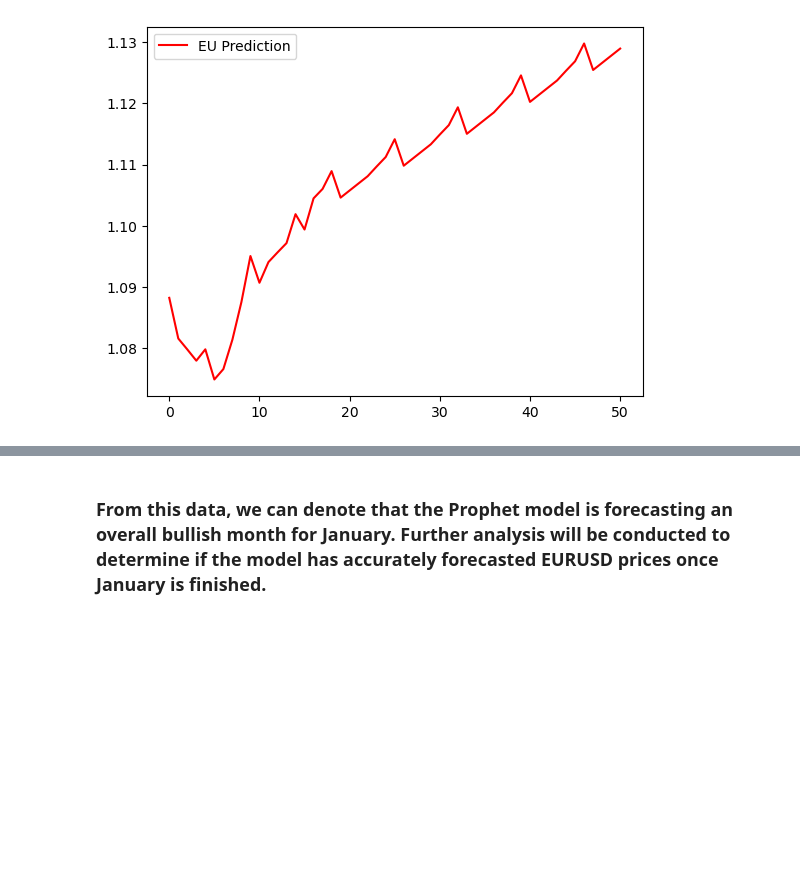
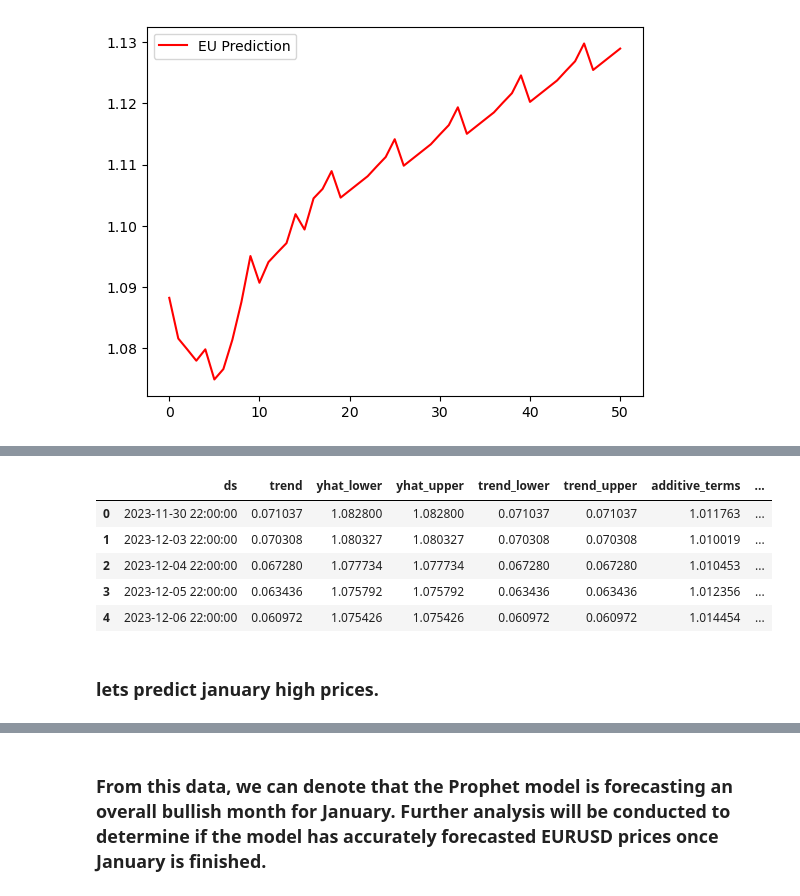
Before and after one commit to Antonio5k/EURUSD_forecast, a Jupyter notebook: forecast.ipynb, the cells around one changed output, grey strips where cells are left out. Cells and saved outputs as stored; diff of their text form; code cells hidden in the pictures; blank space fills up the shorter version.

```diff
--- a/forecast.ipynb
+++ b/forecast.ipynb
@@ -195,0 +287,6 @@ plt.show()
+# %%
+dec_low_prophet = dec_low.reset_index()
+
+dec_low_prophet = dec_low_prophet.rename(columns={'time': 'ds', 'l': 'y'})
+
+dec_low_prophet.head()
@@ -195,0 +300,4 @@ plt.show()
+# %%
+model = Prophet()
+# %%
+model.fit(dec_low_prophet)
@@ -195,0 +308,3 @@ plt.show()
+# %%
+jan_low = model.make_future_dataframe(periods=31, freq="D")
+jan_low.head()
@@ -195,0 +318,12 @@ plt.show()
+# %%
+jan_low_prices = model.predict(jan_low)
+jan_low_prices.head()
+# %% [output]
+|  | ds | trend | yhat_lower | yhat_upper | trend_lower | trend_upper | additive_terms | ... |
+| 0 | 2023-11-30 22:00:00 | 0.071037 | 1.082800 | 1.082800 | 0.071037 | 0.071037 | 1.011763 | ... |
+| 1 | 2023-12-03 22:00:00 | 0.070308 | 1.080327 | 1.080327 | 0.070308 | 0.070308 | 1.010019 | ... |
+| 2 | 2023-12-04 22:00:00 | 0.067280 | 1.077734 | 1.077734 | 0.067280 | 0.067280 | 1.010453 | ... |
+| 3 | 2023-12-05 22:00:00 | 0.063436 | 1.075792 | 1.075792 | 0.063436 | 0.063436 | 1.012356 | ... |
+| 4 | 2023-12-06 22:00:00 | 0.060972 | 1.075426 | 1.075426 | 0.060972 | 0.060972 | 1.014454 | ... |
+# %% [markdown]
+### lets predict january high prices.
```
Also changed, not shown: parts of 33 cells of this notebook.
